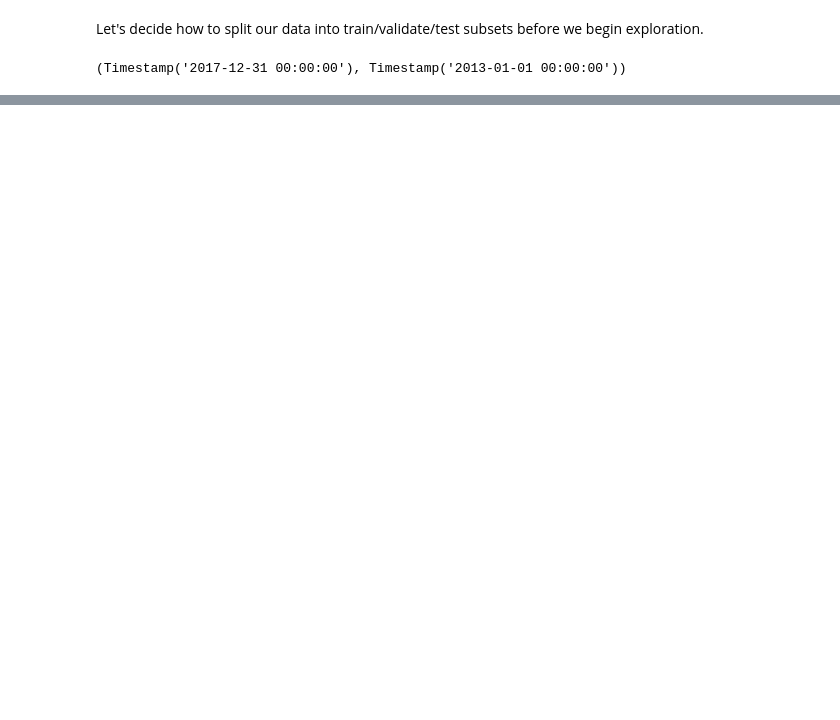
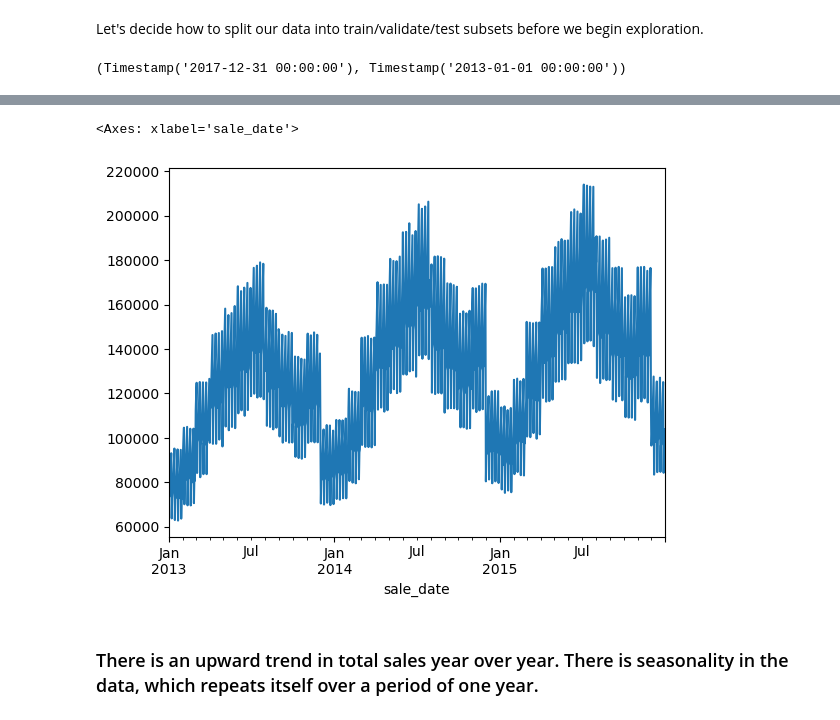
Before and after one commit to CodeupClassroom/somerville-time-series-exercises, a Jupyter notebook: explore_lesson.ipynb, the cells around one changed output, grey strips where cells are left out. Cells and saved outputs as stored; diff of their text form; code cells hidden in the pictures; blank space fills up the shorter version.

```diff
--- a/explore_lesson.ipynb
+++ b/explore_lesson.ipynb
@@ -44,0 +133,3 @@ df.index.max(), df.index.min()
+# %%
+day_sample = train.resample('d').sales_total.sum()
+day_sample.head()
@@ -44,0 +144,7 @@ df.index.max(), df.index.min()
+# %%
+day_sample.plot()
+# %% [output]
+<Axes: xlabel='sale_date'>
+[figure, added]
+# %% [markdown]
+### There is an upward trend in total sales year over year. There is seasonality in the data, which repeats itself over a period of one year.
```
Also changed, not shown: parts of 29 cells of this notebook.
